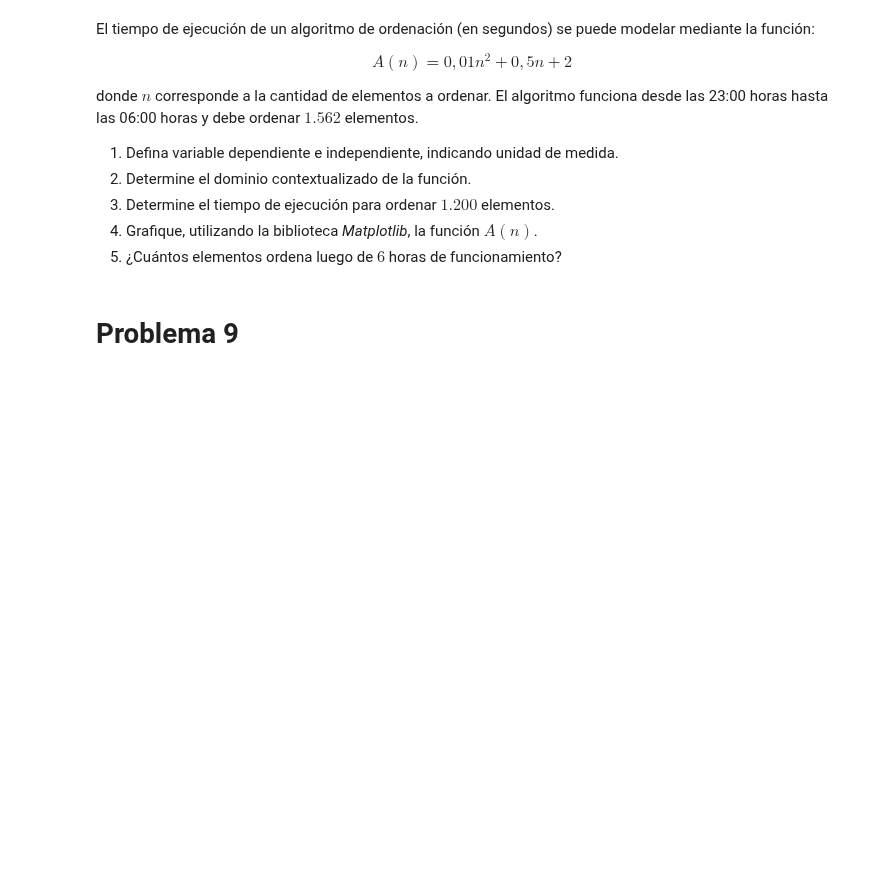
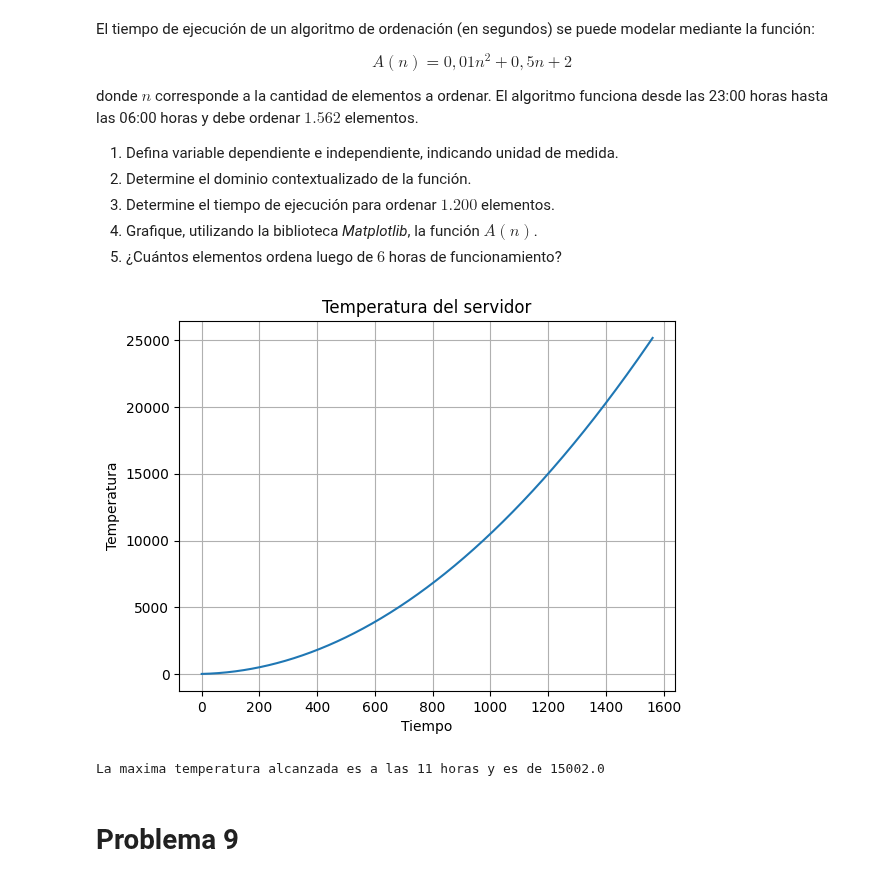
Before and after one commit to martcisternas/MatematicasAplicadas0, a Jupyter notebook: G1_Funciones.ipynb, the cells around one changed output. Drawn from its saved outputs; the diff is of its cells as text; code cells hidden in the pictures; blank space fills up the shorter version.

```diff
--- a/G1_Funciones.ipynb
+++ b/G1_Funciones.ipynb
@@ -242,6 +281,28 @@ donde $n$ corresponde a la cantidad de elementos a ordenar. El algoritmo funcion
 3. Determine el tiempo de ejecución para ordenar $1.200$ elementos.
 4. Grafique, utilizando la biblioteca *Matplotlib*, la función $A(n)$.
 5. ¿Cuántos elementos ordena luego de $6$ horas de funcionamiento?
+# %%
+import matplotlib.pyplot as plt
+import numpy as np
+
+
+def A(n):
+    return 0.01 * n**2 + 0.5 * n + 2
+
+x =np.arange(0,1563,1)
+
+#Graficar:
+plt.plot(x,A(x) )   #plt.plot(x,funcion a graficar(x))
+plt.title('Temperatura del servidor')   #título
+plt.xlabel('Tiempo')      #Eje x
+plt.ylabel('Temperatura')       #Eje y
+plt.grid()       #Cuadrícula
+plt.show()
+
+print(f"La maxima temperatura alcanzada es a las 11 horas y es de {A(1200)}")
+# %% [output]
+[figure, added]
+La maxima temperatura alcanzada es a las 11 horas y es de 15002.0
 # %% [markdown]
 # Problema 9
 # %% [markdown]
```
Also changed, not shown: parts of 2 cells of this notebook.
